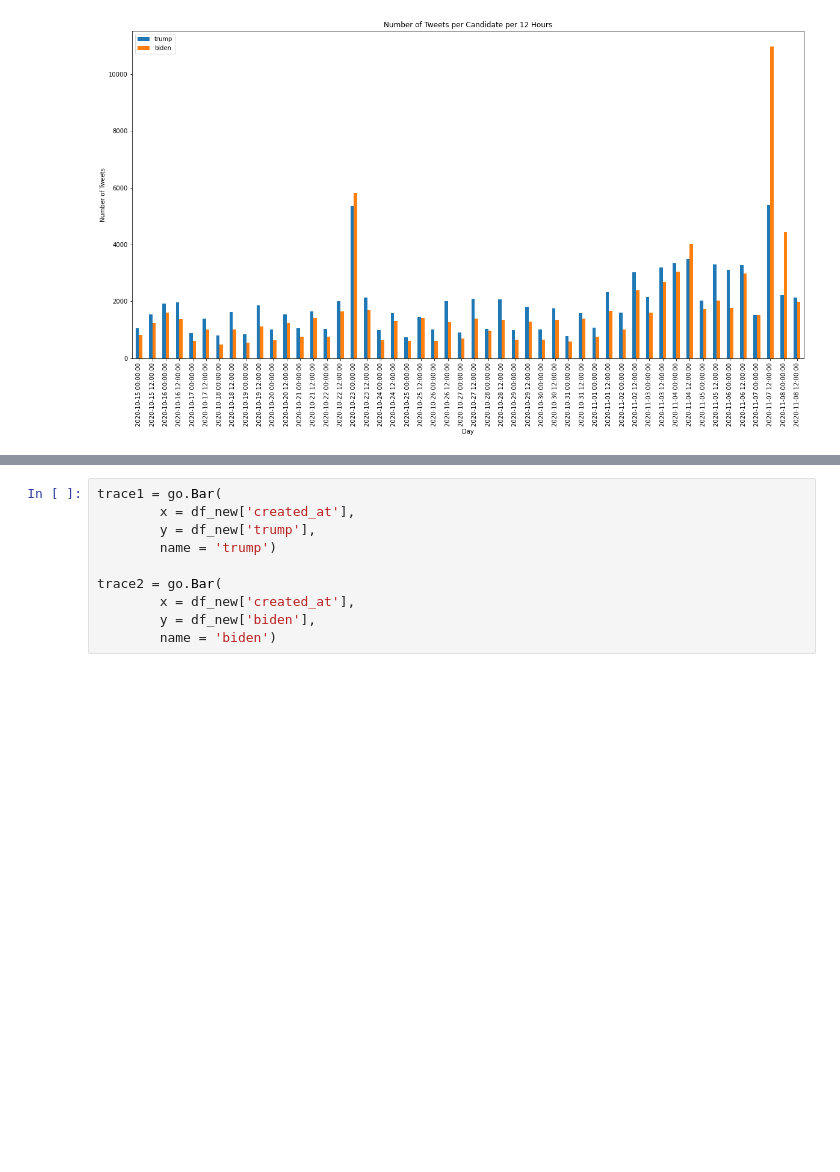
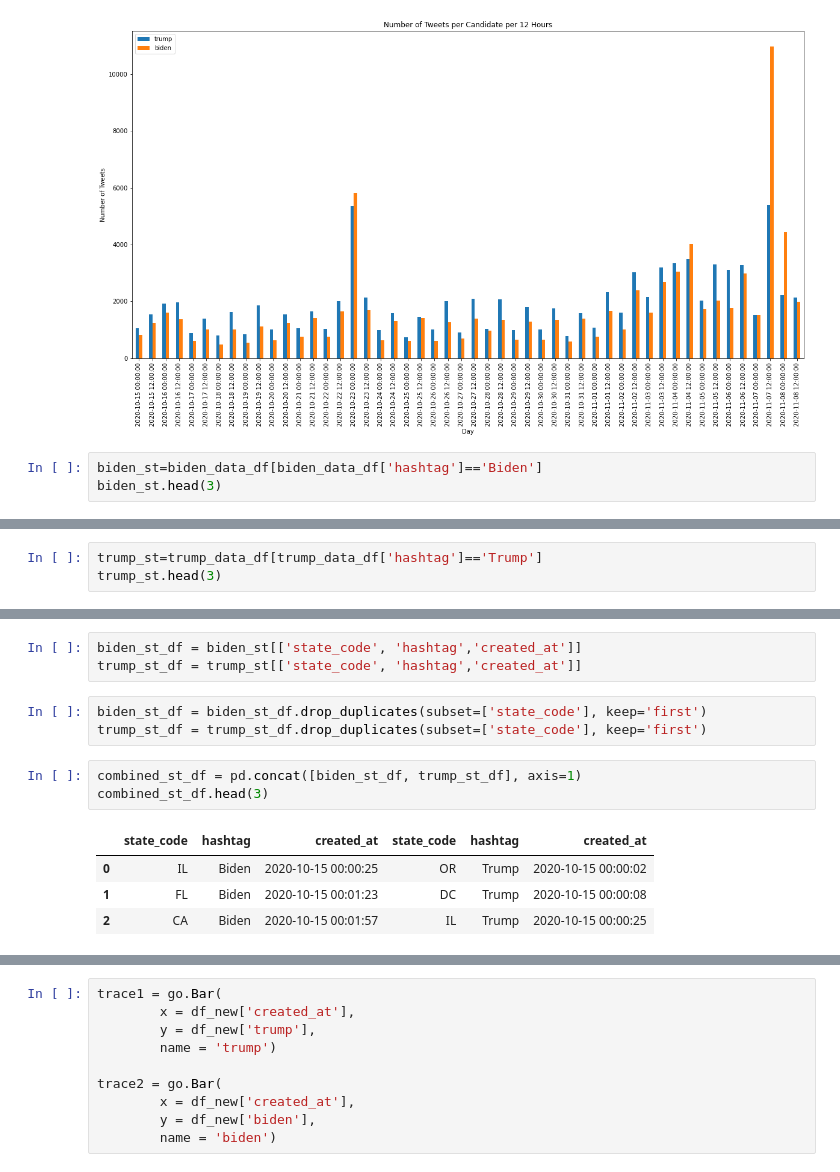
Before and after one commit to olivedisaster/Project-2, a Jupyter notebook: write_data_rs_bmw.ipynb, the cells around one changed output, grey strips where cells are left out. Cells and saved outputs as stored; diff of their text form; blank space fills up the shorter version.

```diff
--- a/write_data_rs_bmw.ipynb
+++ b/write_data_rs_bmw.ipynb
@@ -506,3 +506,6 @@ plt.ylabel('Number of Tweets')
 # %% [output]
 Text(0, 0.5, 'Number of Tweets')
 [figure]
+# %%
+biden_st=biden_data_df[biden_data_df['hashtag']=='Biden']
+biden_st.head(3)
@@ -508,0 +518,3 @@ Text(0, 0.5, 'Number of Tweets')
+# %%
+trump_st=trump_data_df[trump_data_df['hashtag']=='Trump']
+trump_st.head(3)
@@ -508,0 +527,14 @@ Text(0, 0.5, 'Number of Tweets')
+# %%
+biden_st_df = biden_st[['state_code', 'hashtag','created_at']]
+trump_st_df = trump_st[['state_code', 'hashtag','created_at']]
+# %%
+biden_st_df = biden_st_df.drop_duplicates(subset=['state_code'], keep='first')
+trump_st_df = trump_st_df.drop_duplicates(subset=['state_code'], keep='first')
+# %%
+combined_st_df = pd.concat([biden_st_df, trump_st_df], axis=1)
+combined_st_df.head(3)
+# %% [output]
+|  | state_code | hashtag | created_at | state_code | hashtag | created_at |
+| 0 | IL | Biden | 2020-10-15 00:00:25 | OR | Trump | 2020-10-15 00:00:02 |
+| 1 | FL | Biden | 2020-10-15 00:01:23 | DC | Trump | 2020-10-15 00:00:08 |
+| 2 | CA | Biden | 2020-10-15 00:01:57 | IL | Trump | 2020-10-15 00:00:25 |
```
Also changed, not shown: parts of 16 cells of this notebook, 5 other files.
